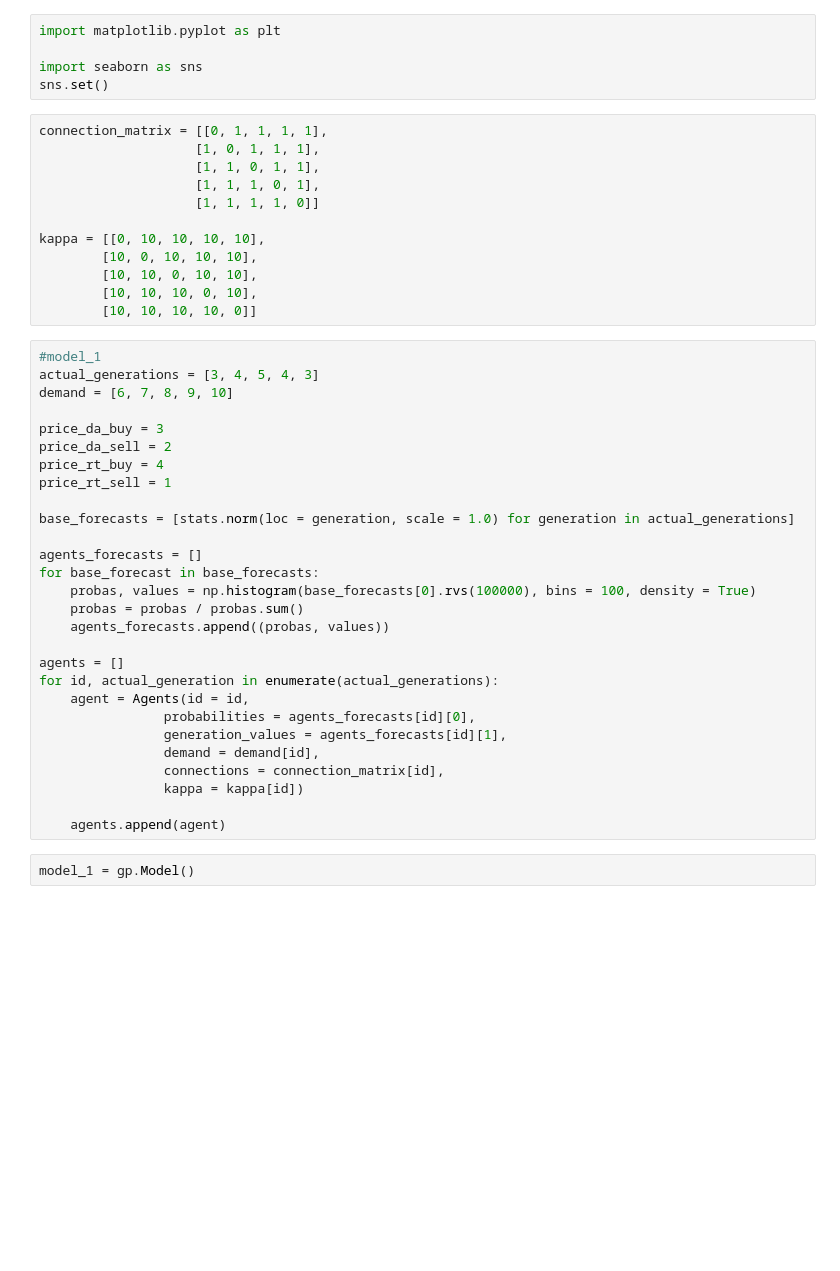
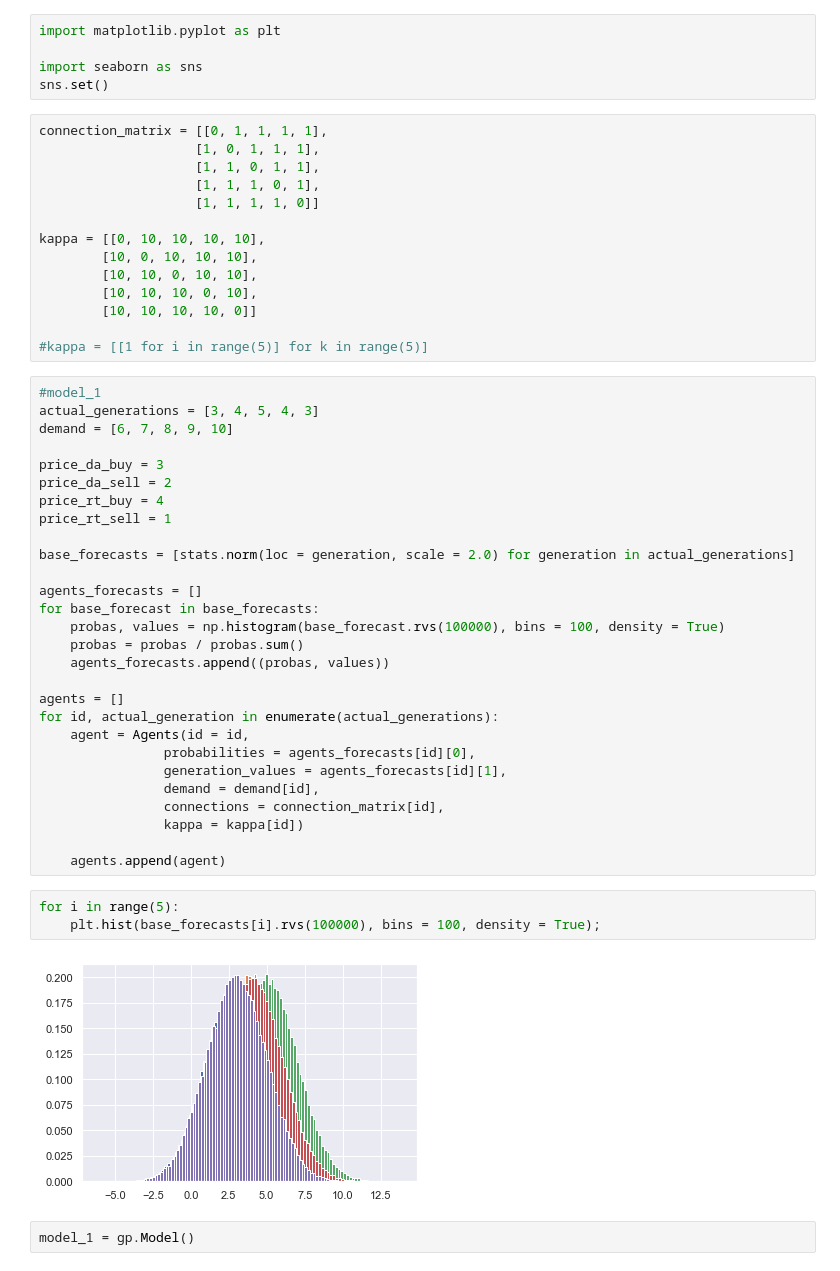
Before and after one commit to ishilov/data_market, a Jupyter notebook: first_stage.ipynb, the cells around one changed output. Drawn from its saved outputs; the diff is of its cells as text; blank space fills up the shorter version.

```diff
--- a/first_stage.ipynb
+++ b/first_stage.ipynb
@@ -25,6 +25,8 @@ kappa = [[0, 10, 10, 10, 10],
         [10, 10, 0, 10, 10],
         [10, 10, 10, 0, 10],
         [10, 10, 10, 10, 0]]
+
+#kappa = [[1 for i in range(5)] for k in range(5)]
 # %%
 #model_1
 actual_generations = [3, 4, 5, 4, 3]
@@ -35,11 +37,11 @@ price_da_sell = 2
 price_rt_buy = 4
 price_rt_sell = 1
 
-base_forecasts = [stats.norm(loc = generation, scale = 1.0) for generation in actual_generations]
+base_forecasts = [stats.norm(loc = generation, scale = 2.0) for generation in actual_generations]
 
 agents_forecasts = []
 for base_forecast in base_forecasts:
-    probas, values = np.histogram(base_forecasts[0].rvs(100000), bins = 100, density = True)
+    probas, values = np.histogram(base_forecast.rvs(100000), bins = 100, density = True)
     probas = probas / probas.sum()
     agents_forecasts.append((probas, values))
 
@@ -53,6 +55,11 @@ for id, actual_generation in enumerate(actual_generations):
                 kappa = kappa[id])
 
     agents.append(agent)
+# %%
+for i in range(5):
+    plt.hist(base_forecasts[i].rvs(100000), bins = 100, density = True);
+# %% [output]
+[figure, added]
 # %%
 model_1 = gp.Model()
 # %%
```
Also changed, not shown: parts of 34 cells of this notebook, 1 other file.
